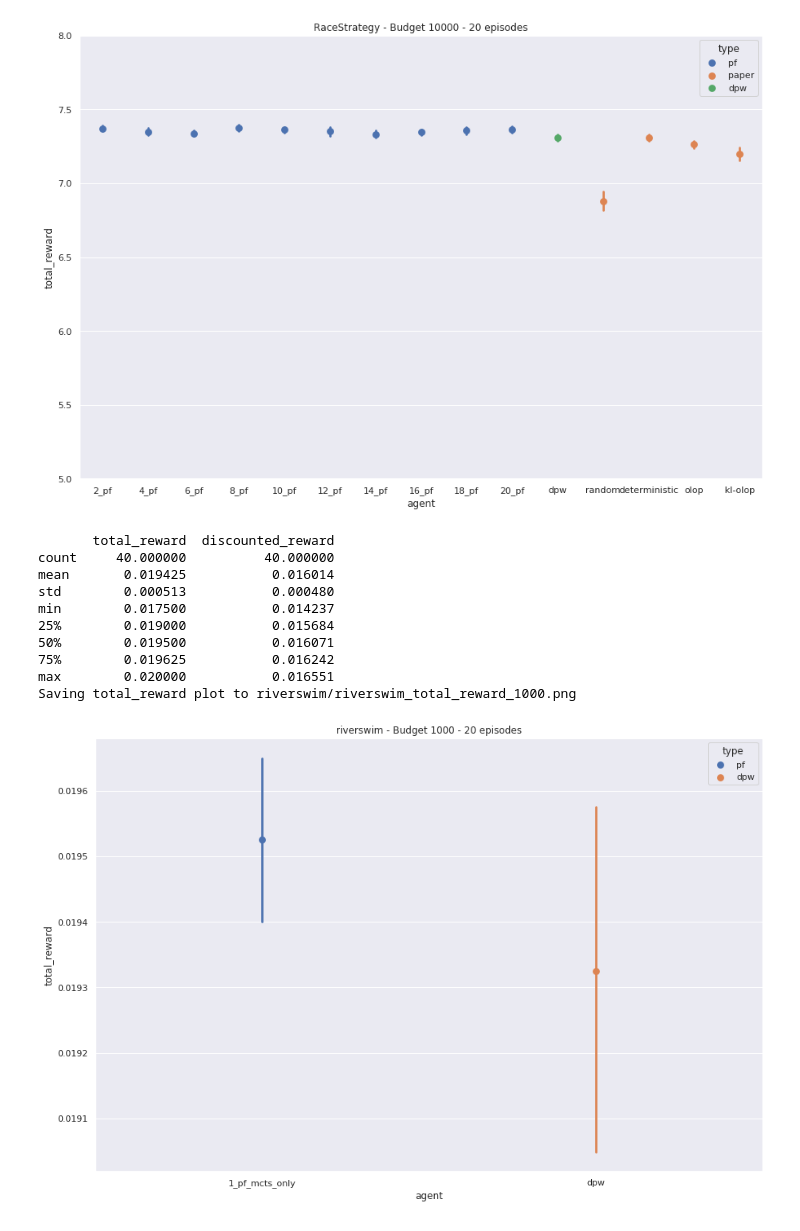
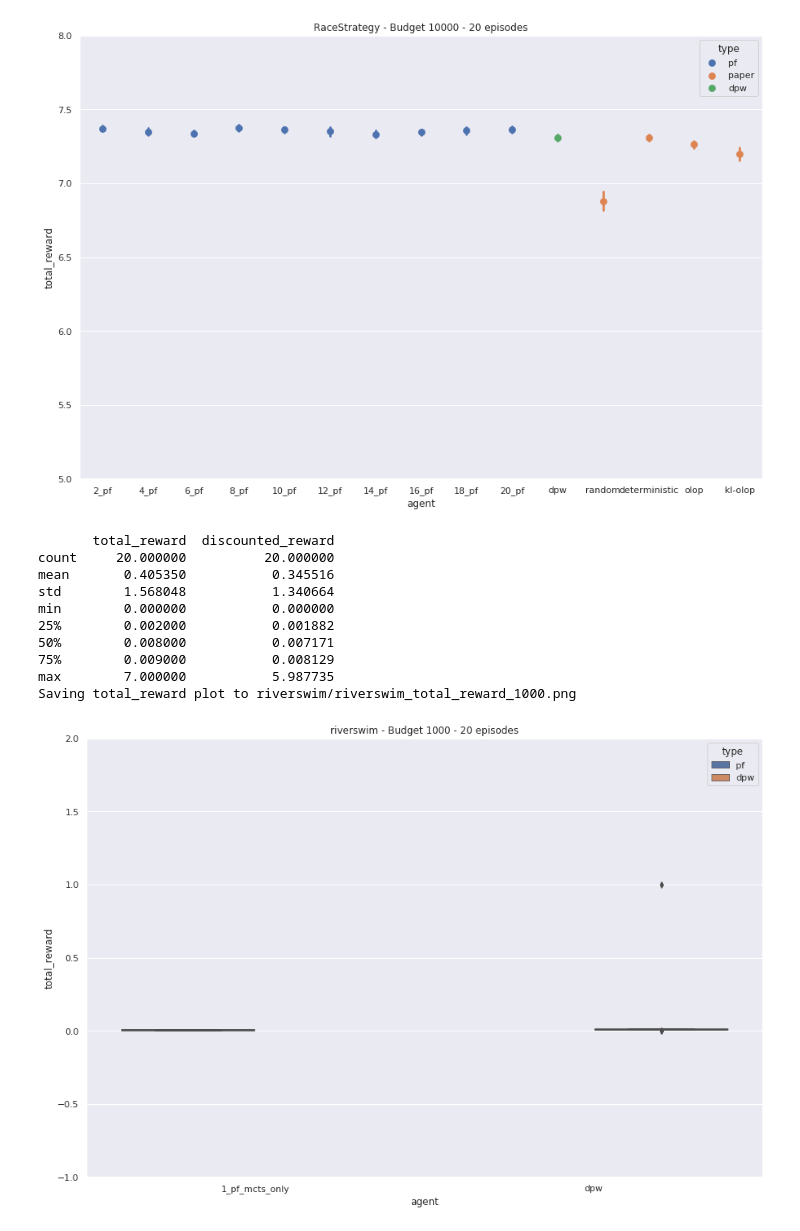
Before and after one commit to amarildolikmeta/alphazero_singleplayer, a Jupyter notebook: notebooks/Plot.ipynb, the cells around one changed output. Cells and saved outputs as stored; diff of their text form; code cells hidden in the pictures.

```diff
--- a/notebooks/Plot.ipynb
+++ b/notebooks/Plot.ipynb
@@ -197,42 +197,45 @@ Saving total_reward plot to RaceStrategy/racestrategy_total_reward_10000.png
 # %%
 env = 'riverswim'
 budget = 1000
-df = pd.read_csv("{}/1_pf_mcts_only_RiverSwim-continuous_100000_data_exp_0.csv".format(env))
+df = pd.read_csv("{}/1_pf_mcts_only_RiverSwim-continuous_300000_data_exp_0.csv".format(env))
 df['type'] = ["pf"]*df.shape[0]
 temp = pd.DataFrame(columns=df.columns)
 res = df.loc[df['agent'] == "1_pf_mcts_only"]
 temp = pd.concat([temp, res])
 df = temp
 #read dpw
-df_dpw = pd.read_csv("{}/dpw_mcts_only_RiverSwim-continuous_100000_data_exp_0.csv".format(env))
+df_dpw = pd.read_csv("{}/dpw_mcts_only_RiverSwim-continuous_300000_data_exp_0.csv".format(env))
 df_dpw['type'] = ["dpw"]*df_dpw.shape[0]
 df_dpw['agent'] = ["dpw"]*df_dpw.shape[0]
 df_dpw = df_dpw[:sample_size]
 
 df3 = pd.concat([df, df_dpw], ignore_index=True)
 df3 = df3.sort_values(by="agent")
 #plot the data
 print(df3.describe())
 sns.set(style="darkgrid")
 plt.figure(figsize=(15, 10))
-plot = sns.pointplot(x="agent", y="total_reward", data=df3, hue="type", legend=False, join=False,
+plt
+# plot = sns.pointplot(x="agent", y="total_reward", data=df3, hue="type", legend=False, join=False,
+#                     order=["1_pf_mcts_only", "dpw",])
+plot = sns.boxplot(x="agent", y="total_reward", data=df3, hue="type",
                     order=["1_pf_mcts_only", "dpw",])
 
 plot.set_title("{} - Budget {} - {} episodes".format(env, budget, sample_size))
 field_path = "{}/{}_total_reward_{}.png".format(env, env.lower(), budget)
-#plt.ylim(limits[i])
+plt.ylim((-1,2))
 
 plot.get_figure().savefig(field_path, bbox_inches='tight')
 print("Saving total_reward plot to {}".format(field_path))
 # %% [output]
        total_reward  discounted_reward
-count     40.000000          40.000000
-mean       0.019425           0.016014
-std        0.000513           0.000480
-min        0.017500           0.014237
-25%        0.019000           0.015684
-50%        0.019500           0.016071
-75%        0.019625           0.016242
-max        0.020000           0.016551
+count     20.000000          20.000000
+mean       0.405350           0.345516
+std        1.568048           1.340664
+min        0.000000           0.000000
+25%        0.002000           0.001882
+50%        0.008000           0.007171
+75%        0.009000           0.008129
+max        7.000000           5.987735
 Saving total_reward plot to riverswim/riverswim_total_reward_1000.png
-[figure, old version]
+[figure, new version]
```
Also changed, not shown: 3 other files.
